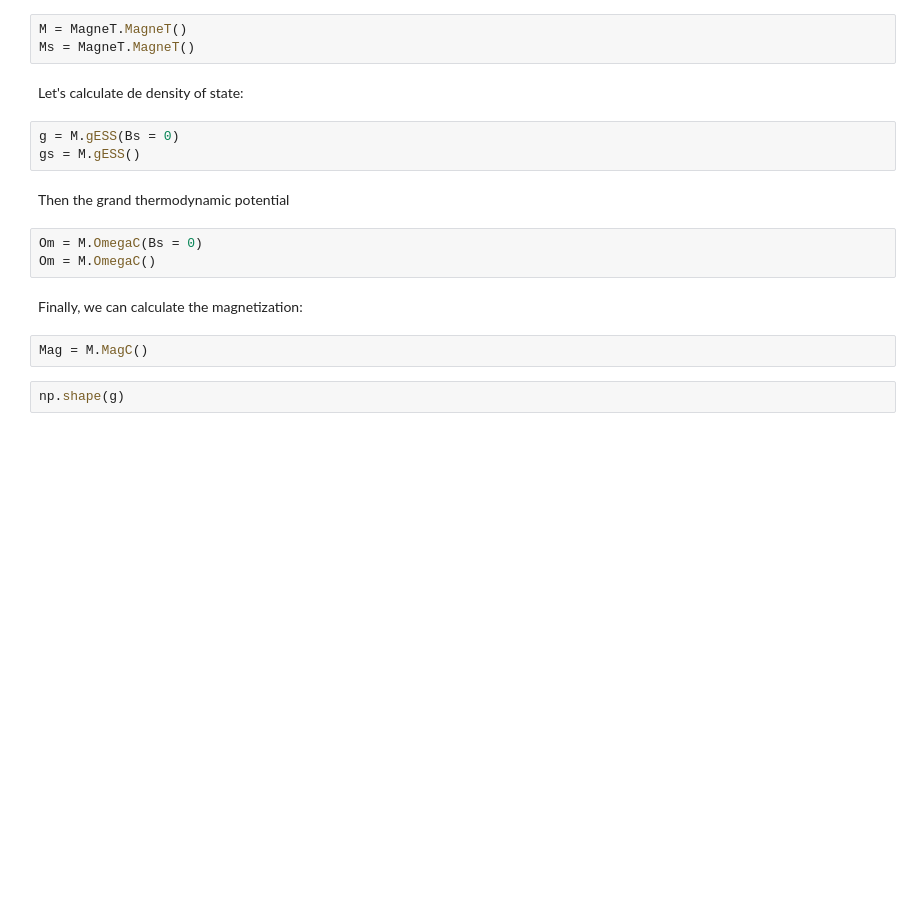
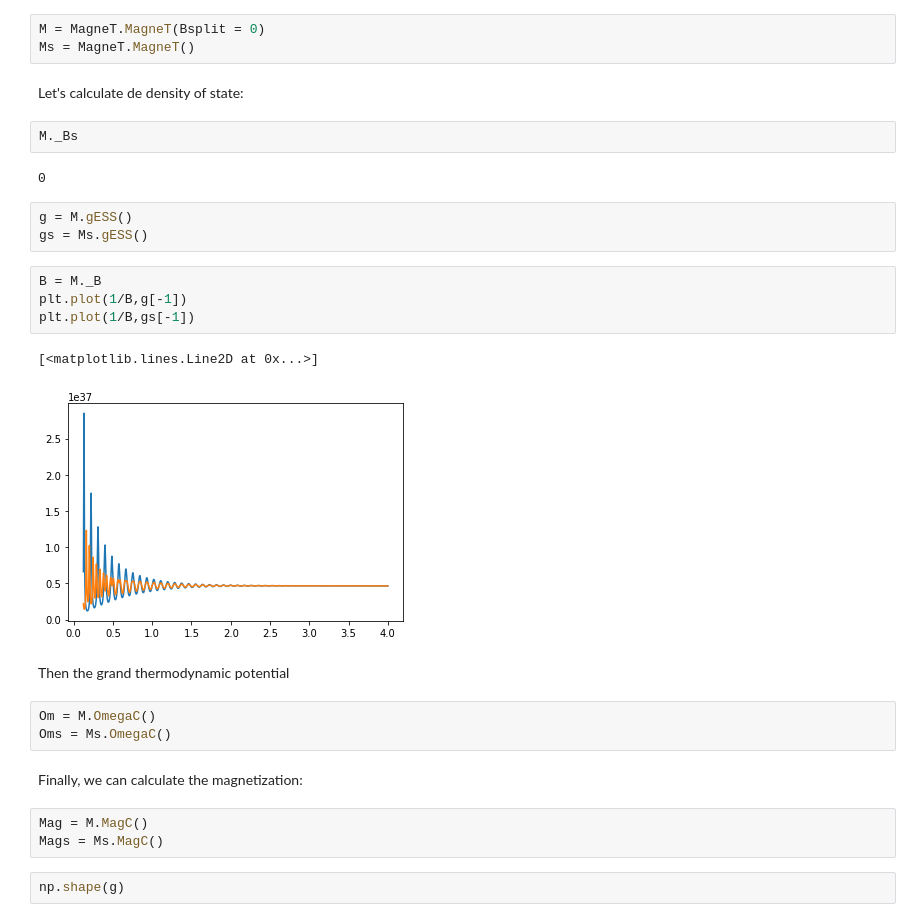
Before and after one commit to Keyanb/MagQHE, a Jupyter notebook: Exemple with vizualisation.ipynb, the cells around one changed output. Cells and saved outputs as stored; diff of their text form; blank space fills up the shorter version.

```diff
--- a/Exemple with vizualisation.ipynb
+++ b/Exemple with vizualisation.ipynb
@@ -9,22 +9,34 @@ import dash_core_components as dcc
 import dash_html_components as html
 from dash.dependencies import Input, Output
 # %%
-M = MagneT.MagneT()
+M = MagneT.MagneT(Bsplit = 0)
 Ms = MagneT.MagneT()
 # %% [markdown]
 Let's calculate de density of state:
+# %%
+M._Bs
+# %% [output]
+0
 # %%
-g = M.gESS(Bs = 0)
-gs = M.gESS()
+g = M.gESS()
+gs = Ms.gESS()
+# %%
+B = M._B
+plt.plot(1/B,g[-1])
+plt.plot(1/B,gs[-1])
+# %% [output]
+[<matplotlib.lines.Line2D at 0x...>]
+[figure, added]
 # %% [markdown]
 Then the grand thermodynamic potential
 # %%
-Om = M.OmegaC(Bs = 0)
 Om = M.OmegaC()
+Oms = Ms.OmegaC()
 # %% [markdown]
 Finally, we can calculate the magnetization:
 # %%
 Mag = M.MagC()
+Mags = Ms.MagC()
 # %%
 np.shape(g)
 # %% [output]
```
Also changed, not shown: parts of 3 cells of this notebook, 2 other files.
